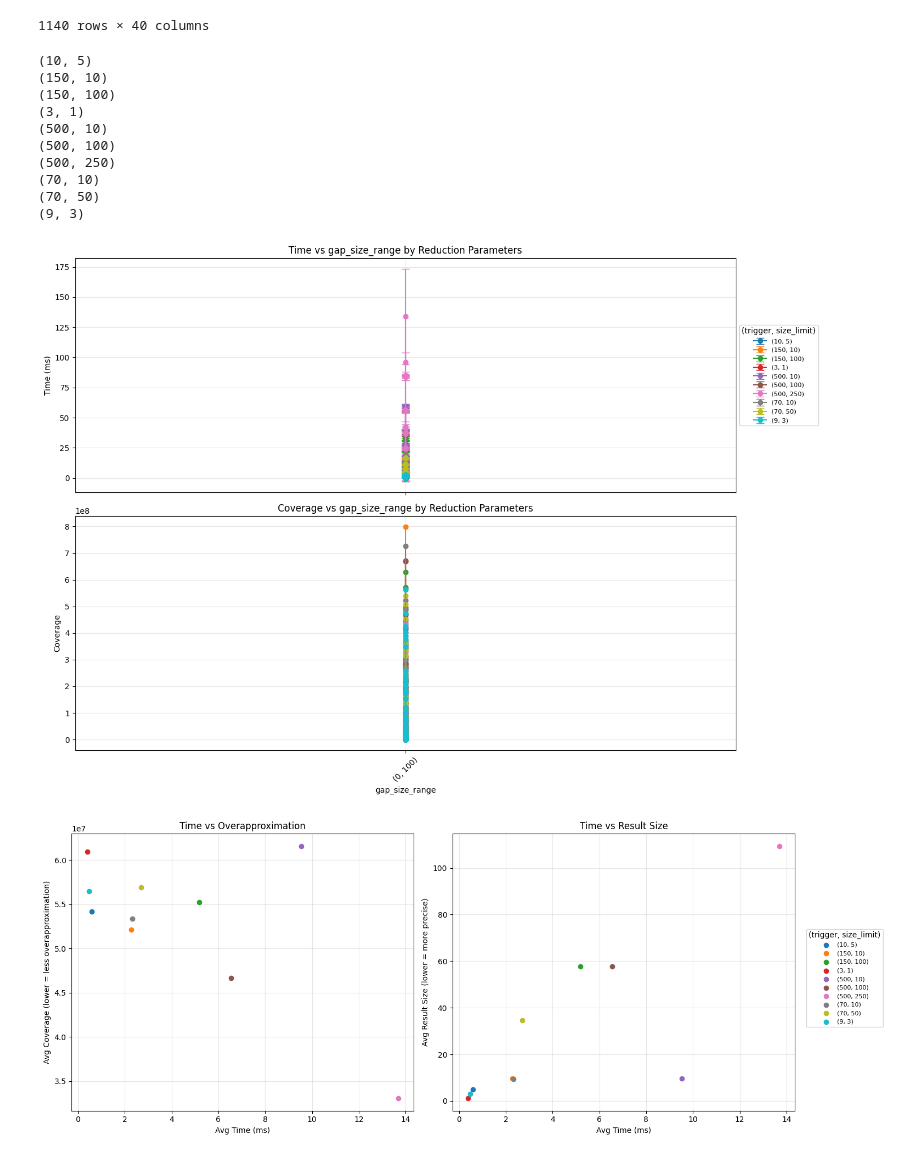
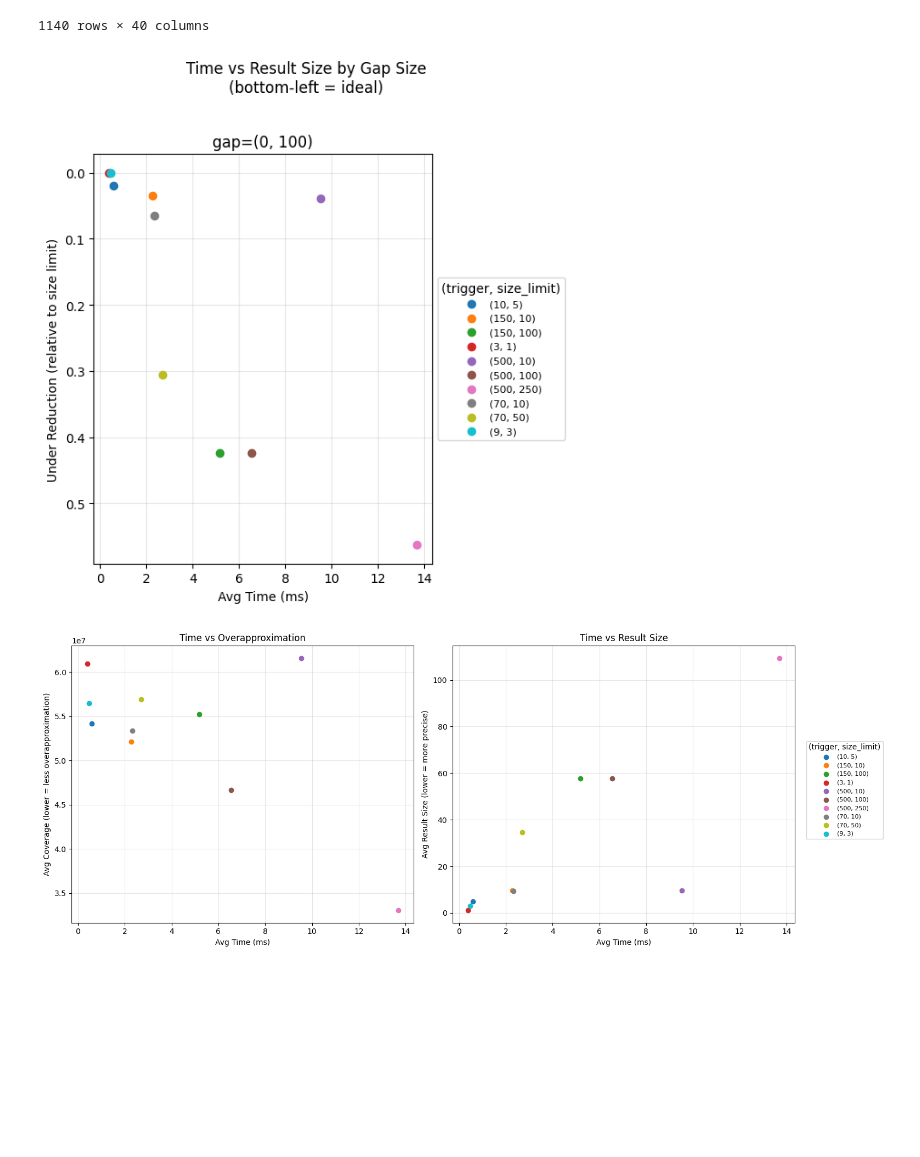
Before and after one commit to asxvi/uadb, a Jupyter notebook: experimentRunner/notebooks/Untitled1.ipynb, the cells around one changed output. Saved outputs shown, nothing was run; the diff lists cells and outputs as text; code cells hidden in the pictures; blank space fills up the shorter version.

```diff
--- a/experimentRunner/notebooks/Untitled1.ipynb
+++ b/experimentRunner/notebooks/Untitled1.ipynb
@@ -301,20 +352,16 @@ class alex:
 # %%
 a = alex()
 # a.plot_time_vs_result_size(df)
 # a.plot_convergence_vs_n(df)
-a.plot_time_coverage_by_reduce(df)
+# a.plot_time_coverage_by_reduce(df)
+a.plot_gap_vs_time_vs_result_size(df)
+# df.info()
+
+# pareto_df = a.pareto_front(df)
+# ax.scatter(pareto_df['time'], pareto_df['under_reduction_score'],
+#            s=100, c='red', marker='*', label='Pareto Front')
 # %% [output]
-(10, 5)
-(150, 10)
-(150, 100)
-(3, 1)
-(500, 10)
-(500, 100)
-(500, 250)
-(70, 10)
-(70, 50)
-(9, 3)
-[figure, old version]
+[figure, new version]
 # %%
 a.plot_time_vs_accuracy(df)
 # %% [output]
```
Also changed, not shown: parts of 1 cell of this notebook, 5 other files.
